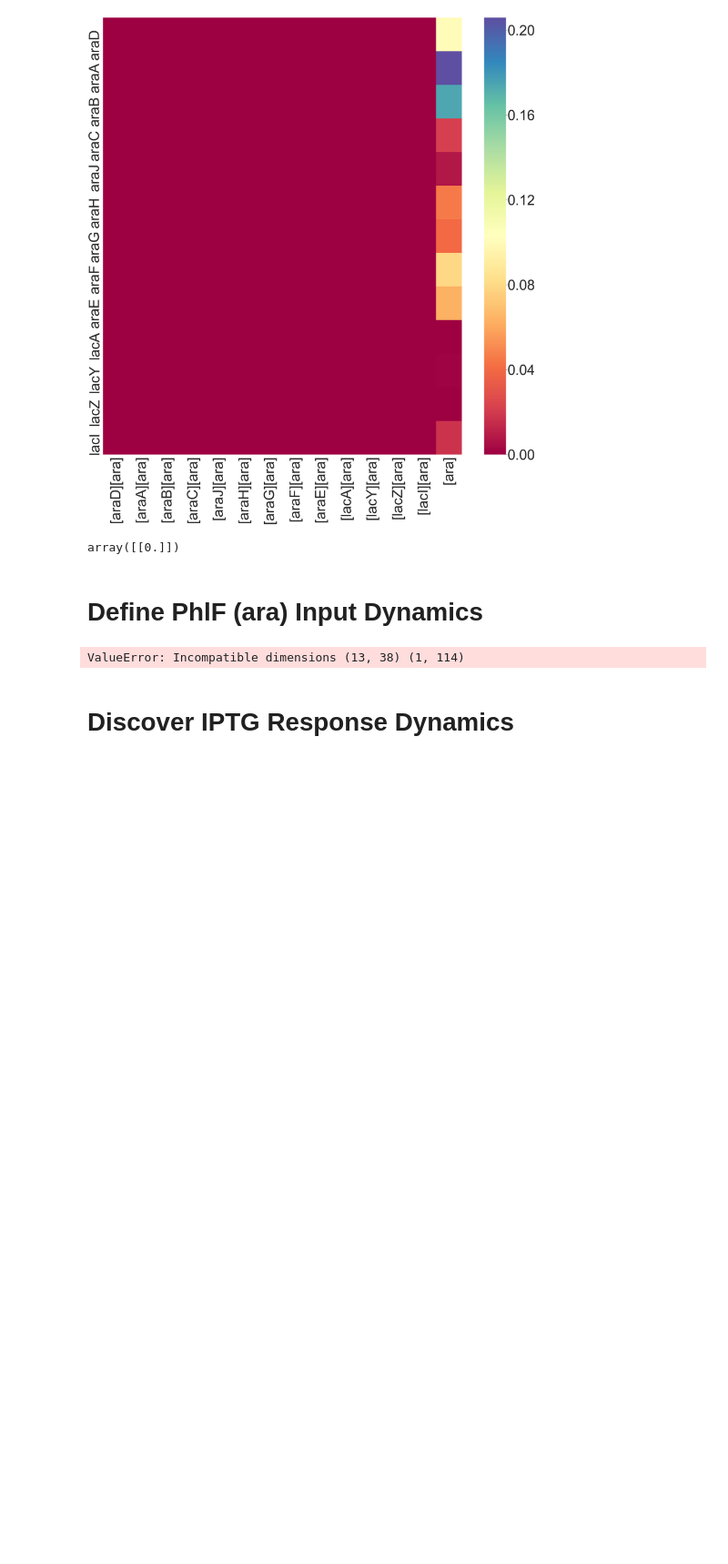
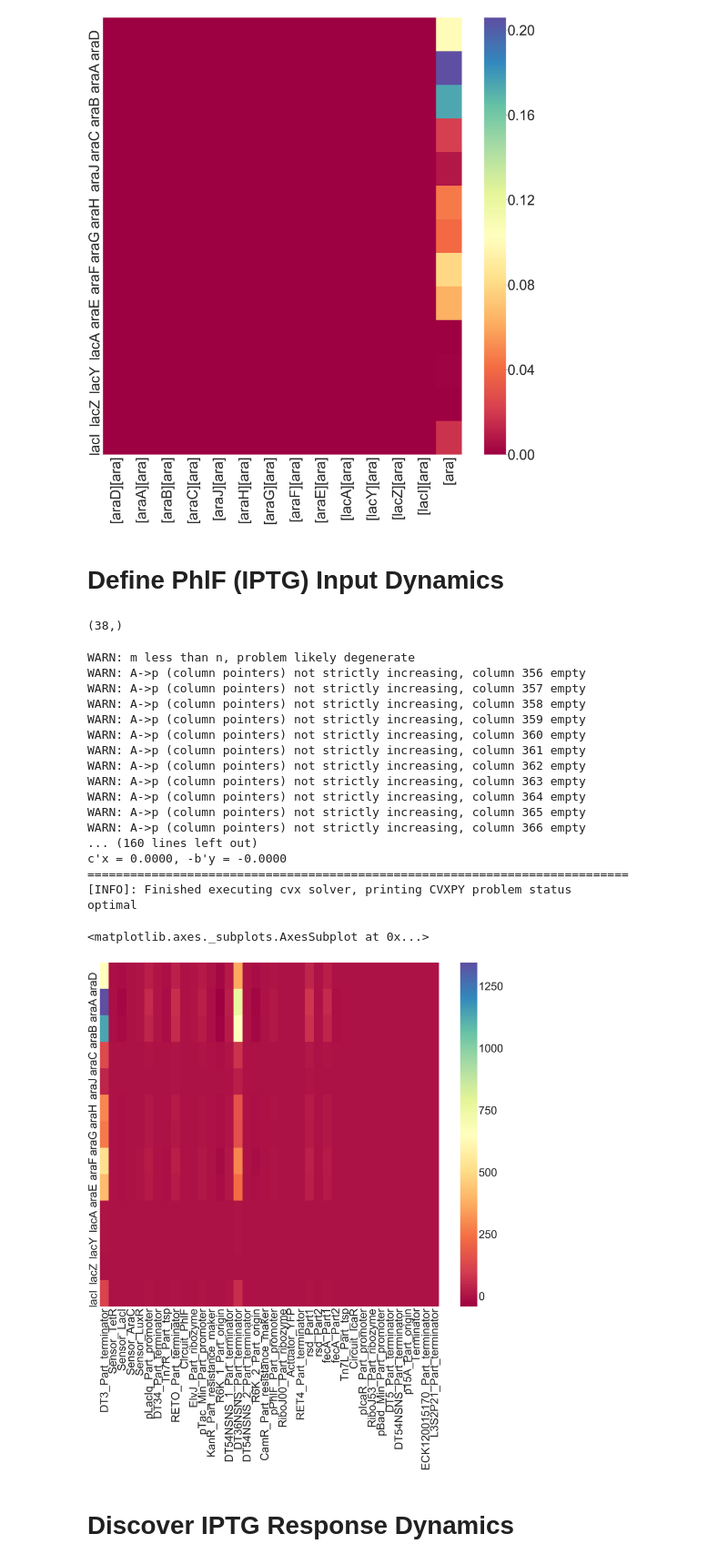
Before and after one commit to YeungRepo/darpa-sd2, a Jupyter notebook: structuredDMD/v0_code/KOp_SDMD_Prototype_PullDict_Dataframes.ipynb, the cells around one changed output. Shown at 91% size. Cells and saved outputs as stored; diff of their text form; code cells hidden in the pictures; blank space fills up the shorter version.

Commit message:
Latest updates to arabinose, iptg induction, etc.

```diff
--- a/structuredDMD/v0_code/KOp_SDMD_Prototype_PullDict_Dataframes.ipynb
+++ b/structuredDMD/v0_code/KOp_SDMD_Prototype_PullDict_Dataframes.ipynb
@@ -496,7 +496,7 @@ def calc_Input_Koopman(Kol,Yf,Yp,Up,flag=1,lambda_val=0.0,PsiDelta_Mat=[]):
         Ki = operator.value;
     return Ki;
 
-def calc_Append_Input_Koopman(Kol,Ki,Yf,Yp,Up,Uamend,flag=1,lambda_uamend_val= 0.0):
+def calc_Append_Input_Koopman(Kol,Ki,Yf,Yp,Up,Uamend,flag=1,lambda_uamend_val= 0.0,PsiUp_Delta_Mat=[]):
     solver_instance = cvxpy.SCS;
     Kamend = None;
     if flag==1: # moore penrose inverse, plain ol' least squares input-Koopman
@@ -514,14 +514,17 @@ def calc_Append_Input_Koopman(Kol,Ki,Yf,Yp,Up,Uamend,flag=1,lambda_uamend_val= 0
             all_col_handles[i] = Variable(shape=(Yf.shape[0],1));#Variable(shape=(Yf.shape[0],1) );
 
         operator = cvxpy.hstack(all_col_handles);
-
-        if type(lambda_uamend_val) == np.float:
-            lambda_uamend_val = [lambda_uamend_val]*Uamend.shape[0];
-            lambda_uamend_val = np.reshape(lambda_uamend_val,(len(lambda_uamend_val),1));
-            Unoise = np.tile(lambda_uamend_val,(1,Uamend.shape[1]));
+        norm1_term = 0.0;
+        if len(PsiUp_Delta_Mat) == 0:
+            if type(lambda_uamend_val) == np.float:
+                lambda_uamend_val = [lambda_uamend_val]*Uamend.shape[0];
+                lambda_uamend_val = np.reshape(lambda_uamend_val,(len(lambda_uamend_val),1));
+                Unoise = np.tile(lambda_uamend_val,(1,Uamend.shape[1]));
+            else:
+                Unoise = np.tile(lambda_uamend_val,(1,Uamend.shape[1]));
+            norm1_term = cvxpy.norm(cvxpy.matmul(operator,Unoise),p='fro');
         else:
-            Unoise = np.tile(lambda_uamend_val,(1,Uamend.shape[1]));
-        norm1_term = cvxpy.norm(cvxpy.matmul(operator,Unoise),p='fro');
+            norm1_term = cvxpy.norm(cvxpy.matmul(operator,PsiUp_Delta_Mat),p='fro')
         #operator = all_col_handles[0];
         #for i in range(1,Yf.shape[0]):
         #    operator = cvxpy.hstack([operator,all_col_handles[i]]);
@@ -532,7 +535,7 @@ def calc_Append_Input_Koopman(Kol,Ki,Yf,Yp,Up,Uamend,flag=1,lambda_uamend_val= 0
         #print("[INFO]: Yp.shape in calc_Koopman: " + repr(Yp.shape));
         Yfprime = Yf- np.dot(Kol,Yp)-np.dot(Ki,Up)
         norm2_fit_term = cvxpy.norm(cvxpy.norm(Yfprime-operator*Uamend,p=2,axis=0),p=2);
-        objective = Minimize(norm2_fit_term + lambda_val*norm1_term)
+        objective = Minimize(norm2_fit_term + norm1_term)
         constraints = [];
         prob = Problem(objective,constraints);
         result = prob.solve(verbose=True,solver=solver_instance,max_iters=np.int(1e7))#,reltol=1e-10,abstol=1e-10);
@@ -938,14 +941,18 @@ c'x = 0.0225, -b'y = 0.0225
 optimal
 <matplotlib.axes._subplots.AxesSubplot at 0x...>
 [figure]
-# %%
-np.expand_dims(np.std(Up_data,axis=1),1)
-
-#np.vstack((np.std(Yf_data,axis=1), np.std(Up_data,axis=1)))
-# %% [output]
-array([[0.]])
 # %% [markdown]
-# Define PhlF (ara) Input Dynamics
+# Define PhlF (IPTG) Input Dynamics
+# %%
+
+lambda_uamend_val_vec = np.std(PsiUp_Gate,axis=1);
+PsiUp_Gate_MaxDelta = np.zeros( (InputLifting.return_dim(),len(low_cv_reps)));
+for ind in range(0,len(low_cv_reps)):
+    PsiUp_Gate_MaxDelta[:,ind] = InputLifting.eval_lifting_array(T1_list.T[:,ind]).flatten() + lambda_uamend_val_vec;
+
+lambda_uamend_val_vec.shape
+# %% [output]
+(38,)
 # %%
 
 InputLinearDictionary = [None]*len(all_genes)
@@ -959,7 +966,7 @@ InputLifting = Lifting(np.arange(4098,4136,1),InputLinearDictionary,len(all_gene
 #%autoreload
 viz_this_set = False;
 timepair_list = [];
-for ind_cond in ['00']:
+for ind_cond in ['10']:
     for temp in ['37']:
         for replicate_ind in ['0','1','2','3']:
             pair_string = [ind_cond+temp+'5'+replicate_ind,ind_cond+temp+'18'+replicate_ind];
@@ -1022,36 +1029,59 @@ if viz_this_set:
     plt.figure()
     plt.scatter((mu_t1[low_cv_indices]),(mu_t2[low_cv_indices]))
     plt.ylim([0.0,1.0])
     plt.xlim([0.0,1.0])
     plt.figure()
     plt.scatter(mu_t1,mu_t2)
     plt.ylim([0.0,1.0])
     plt.xlim([0.0,1.0])
 
 
 Yp_data = np.zeros((len(common_indices),len(low_cv_reps)))
 Yf_data = np.zeros((len(common_indices),len(low_cv_reps)))
 Up_data = 1e0*np.ones((1,len(low_cv_reps)));
 PsiUp_Gate = np.zeros( (InputLifting.return_dim(),len(low_cv_reps)));
 for ind in range(0,len(low_cv_reps)):
     PsiUp_Gate[:,ind] = InputLifting.eval_lifting_array(T1_list.T[:,ind]).flatten();
 
+lambda_uamend_val_vec = np.std(PsiUp_Gate,axis=1);
+PsiUp_Gate_MaxDelta = np.zeros( (InputLifting.return_dim(),len(low_cv_reps)));
+for ind in range(0,len(low_cv_reps)):
+    PsiUp_Gate_MaxDelta[:,ind] = InputLifting.eval_lifting_array(T1_list.T[:,ind]).flatten() + lambda_uamend_val_vec;
 
+PsiUp_Delta = PsiUp_Gate_MaxDelta-PsiUp_Gate;
 for col_ind in low_cv_reps:
     Yp_data[:,col_ind_map[col_ind]] = T1_list_log_norm.T[common_indices,col_ind];
     Yf_data[:,col_ind_map[col_ind]]= T2_list_log_norm.T[common_indices,col_ind];
 
-lambda_uamend_val_vec = np.std(PsiUp_Gate,axis=1);
-Ki = calc_Append_Input_Koopman(KM.Kol,KM.Ki,Yf_data,Yp_data,PsiUp,PsiUp_Gate,flag=2,lambda_uamend_val=lambda_uamend_val_vec)
+
+Ki = calc_Append_Input_Koopman(KM.Kol,KM.Ki,Yf_data,Yp_data,PsiUp,PsiUp_Gate,flag=2,lambda_uamend_val=lambda_uamend_val_vec,PsiUp_Delta_Mat=PsiUp_Delta)
 KM.append_input(Ki,InputLifting)
 
 import seaborn as sns
 plt.figure(figsize=(60,50))
 all_gene_labels = [all_genes[elem] for elem in common_indices]
 
 sns.heatmap(Ki,cmap='Spectral',xticklabels=Circuit_Gene_Names,yticklabels=all_gene_labels)
 # %% [output]
-ValueError: Incompatible dimensions (13, 38) (1, 114)
+WARN: m less than n, problem likely degenerate
+WARN: A->p (column pointers) not strictly increasing, column 356 empty
+WARN: A->p (column pointers) not strictly increasing, column 357 empty
+WARN: A->p (column pointers) not strictly increasing, column 358 empty
+WARN: A->p (column pointers) not strictly increasing, column 359 empty
+WARN: A->p (column pointers) not strictly increasing, column 360 empty
+WARN: A->p (column pointers) not strictly increasing, column 361 empty
+WARN: A->p (column pointers) not strictly increasing, column 362 empty
+WARN: A->p (column pointers) not strictly increasing, column 363 empty
+WARN: A->p (column pointers) not strictly increasing, column 364 empty
+WARN: A->p (column pointers) not strictly increasing, column 365 empty
+WARN: A->p (column pointers) not strictly increasing, column 366 empty
+... (160 lines left out)
+c'x = 0.0000, -b'y = -0.0000
+============================================================================
+[INFO]: Finished executing cvx solver, printing CVXPY problem status
+optimal
+<matplotlib.axes._subplots.AxesSubplot at 0x...>
+[figure, added]
 # %% [markdown]
 # Discover IPTG Response Dynamics
 # %%
```
